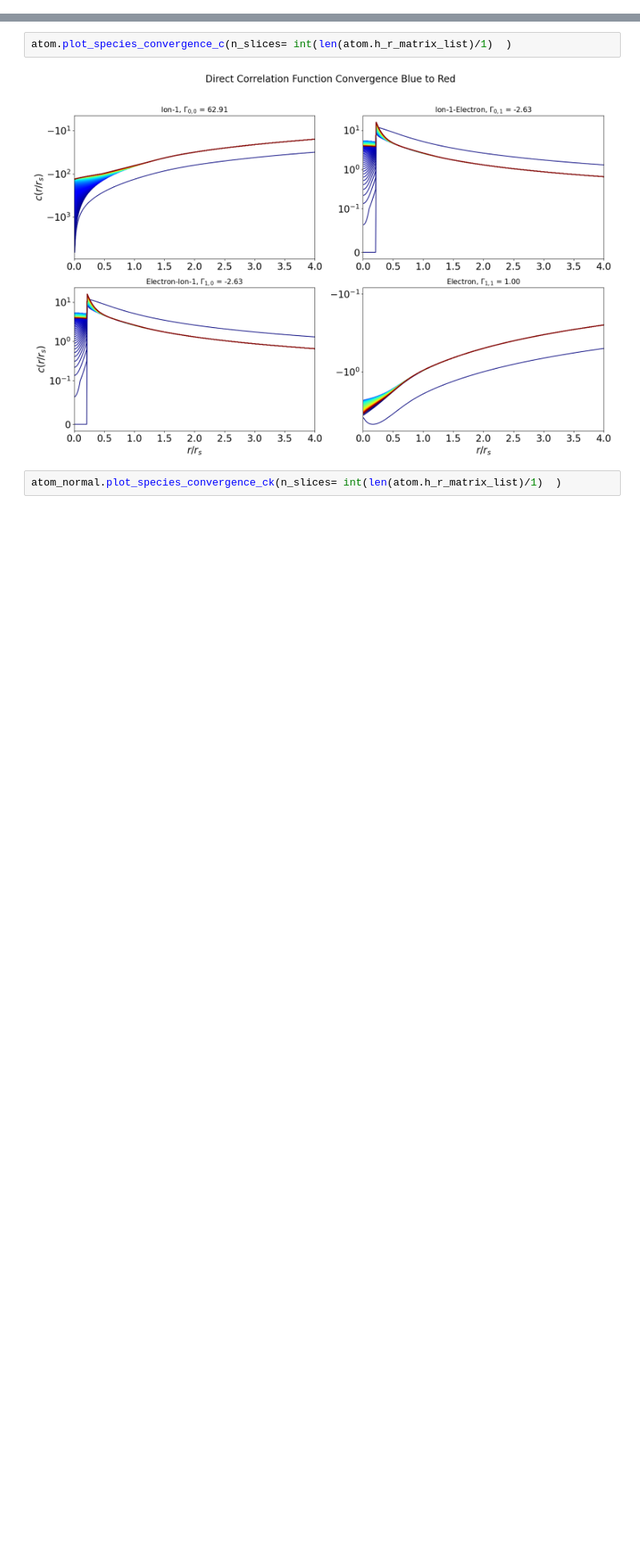
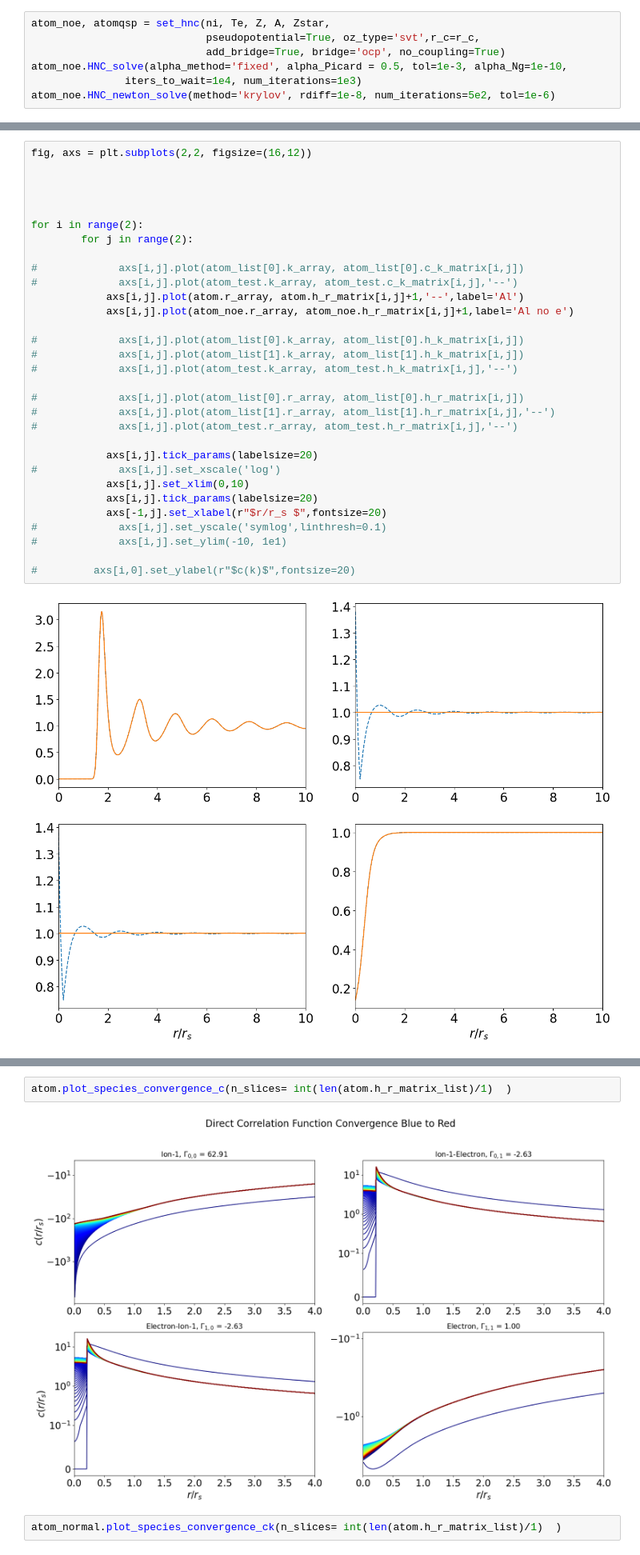
Before and after one commit to ZachAJohnson/hnc, a Jupyter notebook: QSP_HNC_Working_TCCW_newton.ipynb, the cells around one changed output, grey strips where cells are left out. Shown at 80% size. Drawn from its saved outputs; the diff is of its cells as text; blank space fills up the shorter version.

```diff
--- a/QSP_HNC_Working_TCCW_newton.ipynb
+++ b/QSP_HNC_Working_TCCW_newton.ipynb
@@ -279,0 +151,7 @@ for i in range(2):
+# %%
+atom_noe, atomqsp = set_hnc(ni, Te, Z, A, Zstar,
+                            pseudopotential=True, oz_type='svt',r_c=r_c,
+                            add_bridge=True, bridge='ocp', no_coupling=True)
+atom_noe.HNC_solve(alpha_method='fixed', alpha_Picard = 0.5, tol=1e-3, alpha_Ng=1e-10,
+               iters_to_wait=1e4, num_iterations=1e3)
+atom_noe.HNC_newton_solve(method='krylov', rdiff=1e-8, num_iterations=5e2, tol=1e-6)
@@ -279,0 +176,33 @@ for i in range(2):
+# %%
+fig, axs = plt.subplots(2,2, figsize=(16,12))
+
+
+
+
+for i in range(2):
+        for j in range(2):
+
+#             axs[i,j].plot(atom_list[0].k_array, atom_list[0].c_k_matrix[i,j])
+#             axs[i,j].plot(atom_test.k_array, atom_test.c_k_matrix[i,j],'--')
+            axs[i,j].plot(atom.r_array, atom.h_r_matrix[i,j]+1,'--',label='Al')
+            axs[i,j].plot(atom_noe.r_array, atom_noe.h_r_matrix[i,j]+1,label='Al no e')
+
+#             axs[i,j].plot(atom_list[0].k_array, atom_list[0].h_k_matrix[i,j])
+#             axs[i,j].plot(atom_list[1].k_array, atom_list[1].h_k_matrix[i,j])
+#             axs[i,j].plot(atom_test.k_array, atom_test.h_k_matrix[i,j],'--')
+
+#             axs[i,j].plot(atom_list[0].r_array, atom_list[0].h_r_matrix[i,j])
+#             axs[i,j].plot(atom_list[1].r_array, atom_list[1].h_r_matrix[i,j],'--')
+#             axs[i,j].plot(atom_test.r_array, atom_test.h_r_matrix[i,j],'--')
+
+            axs[i,j].tick_params(labelsize=20)
+#             axs[i,j].set_xscale('log')
+            axs[i,j].set_xlim(0,10)
+            axs[i,j].tick_params(labelsize=20)
+            axs[-1,j].set_xlabel(r"$r/r_s $",fontsize=20)
+#             axs[i,j].set_yscale('symlog',linthresh=0.1)
+#             axs[i,j].set_ylim(-10, 1e1)
+
+#         axs[i,0].set_ylabel(r"$c(k)$",fontsize=20)
+# %% [output]
+[figure, added]
```
Also changed, not shown: parts of 29 cells of this notebook, 2 other files.
